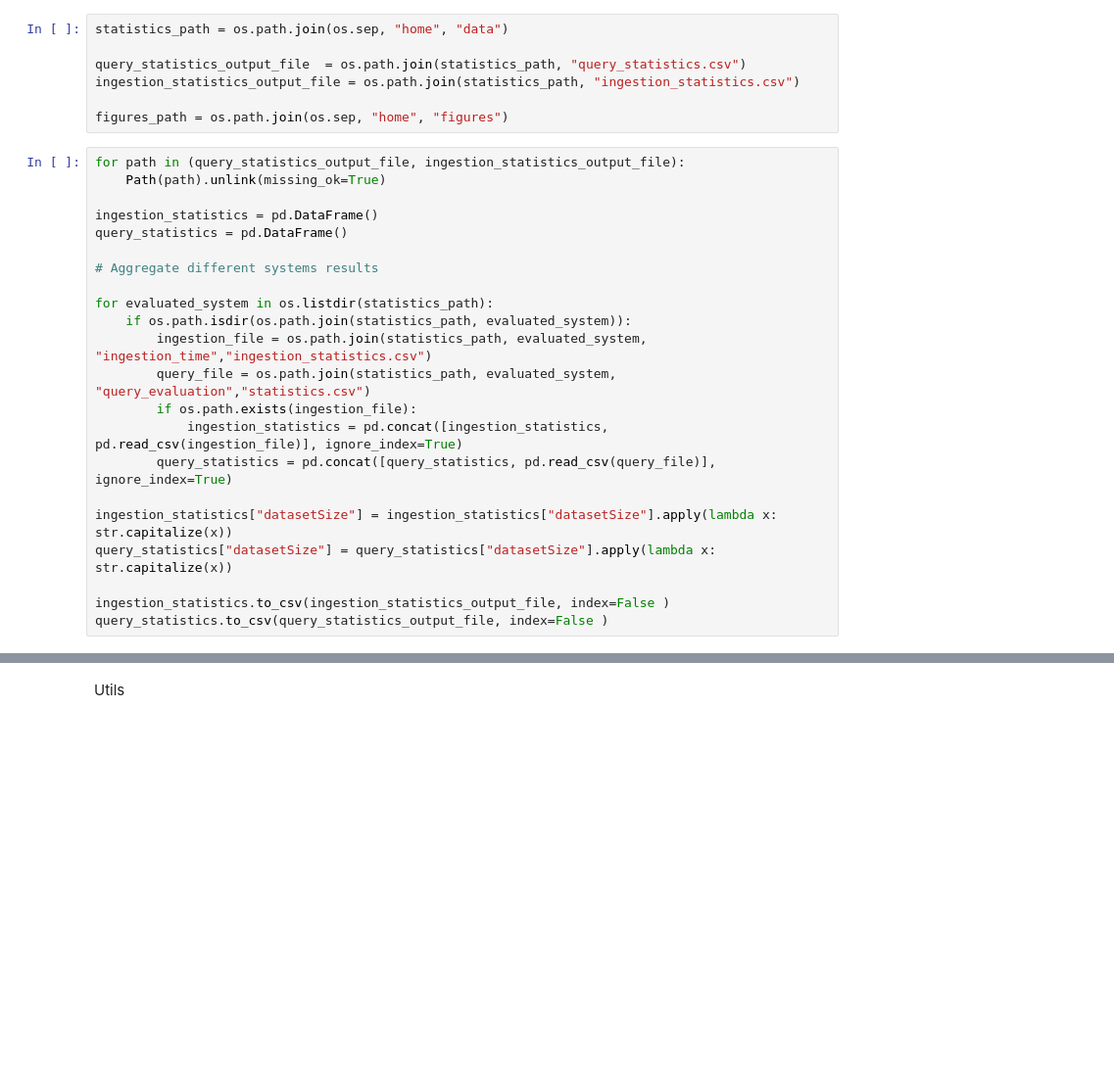
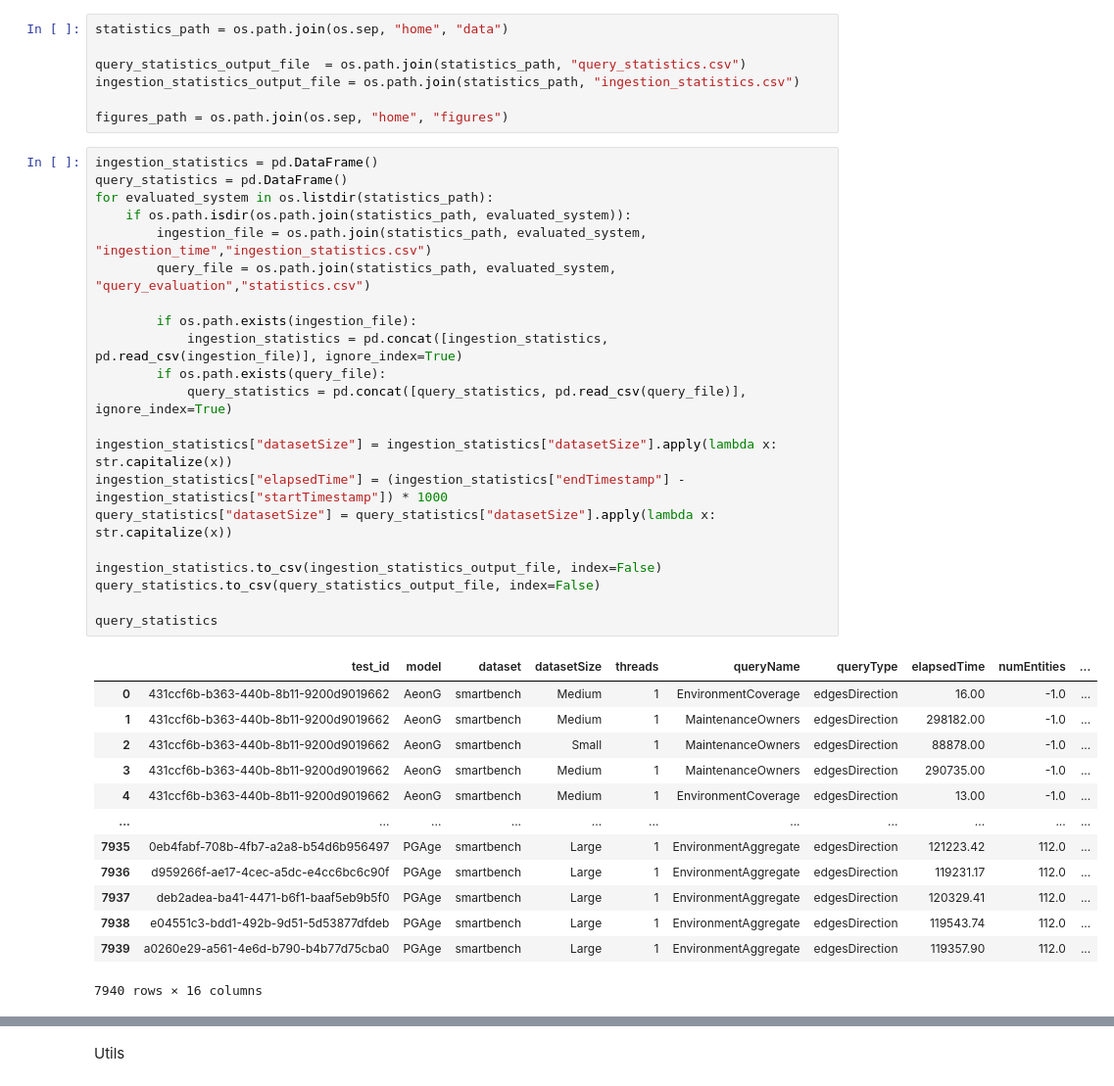
Before and after one commit to big-unibo/STGraph-evaluation, a Jupyter notebook: postprocessing/STGraph.ipynb, the cells around one changed output, grey strips where cells are left out. Shown at 98% size. Drawn from its saved outputs; the diff is of its cells as text; blank space fills up the shorter version.

```diff
--- a/postprocessing/STGraph.ipynb
+++ b/postprocessing/STGraph.ipynb
@@ -16,24 +16,37 @@ ingestion_statistics_output_file = os.path.join(statistics_path, "ingestion_stat
 
 figures_path = os.path.join(os.sep, "home", "figures")
 # %%
-for path in (query_statistics_output_file, ingestion_statistics_output_file):
-    Path(path).unlink(missing_ok=True)
-
 ingestion_statistics = pd.DataFrame()
 query_statistics = pd.DataFrame()
-
-# Aggregate different systems results
-
 for evaluated_system in os.listdir(statistics_path):
     if os.path.isdir(os.path.join(statistics_path, evaluated_system)):
         ingestion_file = os.path.join(statistics_path, evaluated_system, "ingestion_time","ingestion_statistics.csv")
         query_file = os.path.join(statistics_path, evaluated_system, "query_evaluation","statistics.csv")
+
         if os.path.exists(ingestion_file):
             ingestion_statistics = pd.concat([ingestion_statistics, pd.read_csv(ingestion_file)], ignore_index=True)
-        query_statistics = pd.concat([query_statistics, pd.read_csv(query_file)], ignore_index=True)
+        if os.path.exists(query_file):
+            query_statistics = pd.concat([query_statistics, pd.read_csv(query_file)], ignore_index=True)
 
 ingestion_statistics["datasetSize"] = ingestion_statistics["datasetSize"].apply(lambda x: str.capitalize(x))
+ingestion_statistics["elapsedTime"] = (ingestion_statistics["endTimestamp"] - ingestion_statistics["startTimestamp"]) * 1000
 query_statistics["datasetSize"] = query_statistics["datasetSize"].apply(lambda x: str.capitalize(x))
 
-ingestion_statistics.to_csv(ingestion_statistics_output_file, index=False )
-query_statistics.to_csv(query_statistics_output_file, index=False )
+ingestion_statistics.to_csv(ingestion_statistics_output_file, index=False)
+query_statistics.to_csv(query_statistics_output_file, index=False)
+
+query_statistics
+# %% [output]
+|  | test_id | model | dataset | datasetSize | threads | queryName | queryType | elapsedTime | numEntities | ... |
+| 0 | 431ccf6b-b363-440b-8b11-9200d9019662 | AeonG | smartbench | Medium | 1 | EnvironmentCoverage | edgesDirection | 16.00 | -1.0 | ... |
+| 1 | 431ccf6b-b363-440b-8b11-9200d9019662 | AeonG | smartbench | Medium | 1 | MaintenanceOwners | edgesDirection | 298182.00 | -1.0 | ... |
+| 2 | 431ccf6b-b363-440b-8b11-9200d9019662 | AeonG | smartbench | Small | 1 | MaintenanceOwners | edgesDirection | 88878.00 | -1.0 | ... |
+| 3 | 431ccf6b-b363-440b-8b11-9200d9019662 | AeonG | smartbench | Medium | 1 | MaintenanceOwners | edgesDirection | 290735.00 | -1.0 | ... |
+| 4 | 431ccf6b-b363-440b-8b11-9200d9019662 | AeonG | smartbench | Medium | 1 | EnvironmentCoverage | edgesDirection | 13.00 | -1.0 | ... |
+| ... | ... | ... | ... | ... | ... | ... | ... | ... | ... | ... |
+| 7935 | 0eb4fabf-708b-4fb7-a2a8-b54d6b956497 | PGAge | smartbench | Large | 1 | EnvironmentAggregate | edgesDirection | 121223.42 | 112.0 | ... |
+| 7936 | d959266f-ae17-4cec-a5dc-e4cc6bc6c90f | PGAge | smartbench | Large | 1 | EnvironmentAggregate | edgesDirection | 119231.17 | 112.0 | ... |
+| 7937 | deb2adea-ba41-4471-b6f1-baaf5eb9b5f0 | PGAge | smartbench | Large | 1 | EnvironmentAggregate | edgesDirection | 120329.41 | 112.0 | ... |
+| 7938 | e04551c3-bdd1-492b-9d51-5d53877dfdeb | PGAge | smartbench | Large | 1 | EnvironmentAggregate | edgesDirection | 119543.74 | 112.0 | ... |
+| 7939 | a0260e29-a561-4e6d-b790-b4b77d75cba0 | PGAge | smartbench | Large | 1 | EnvironmentAggregate | edgesDirection | 119357.90 | 112.0 | ... |
+7940 rows × 16 columns
```
Also changed, not shown: parts of 24 cells of this notebook, 21 other files.
